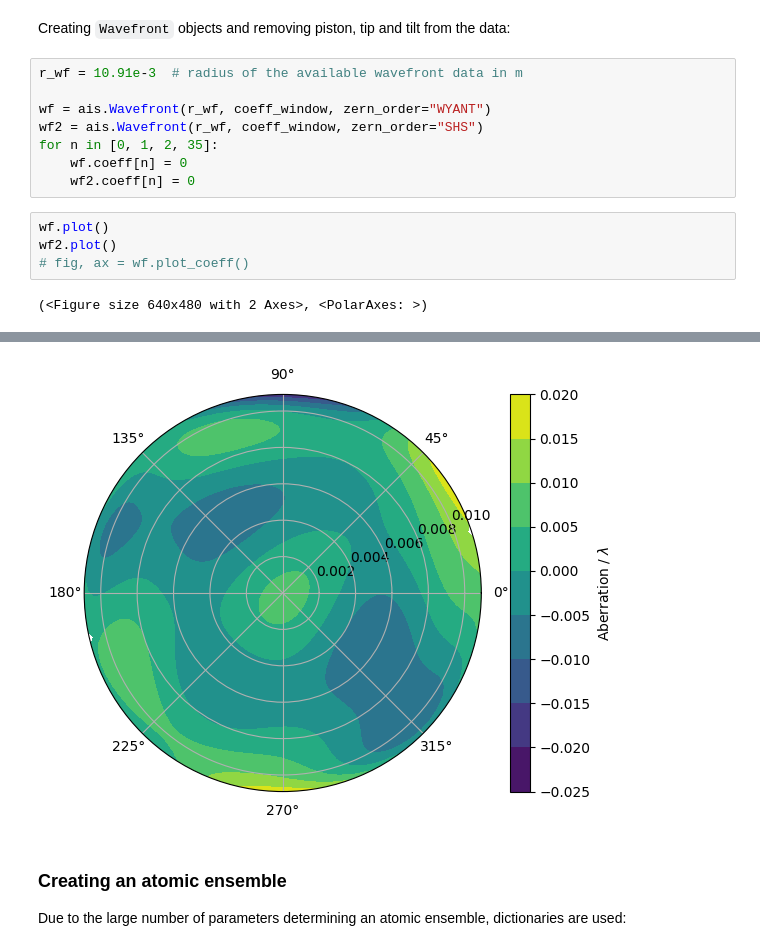
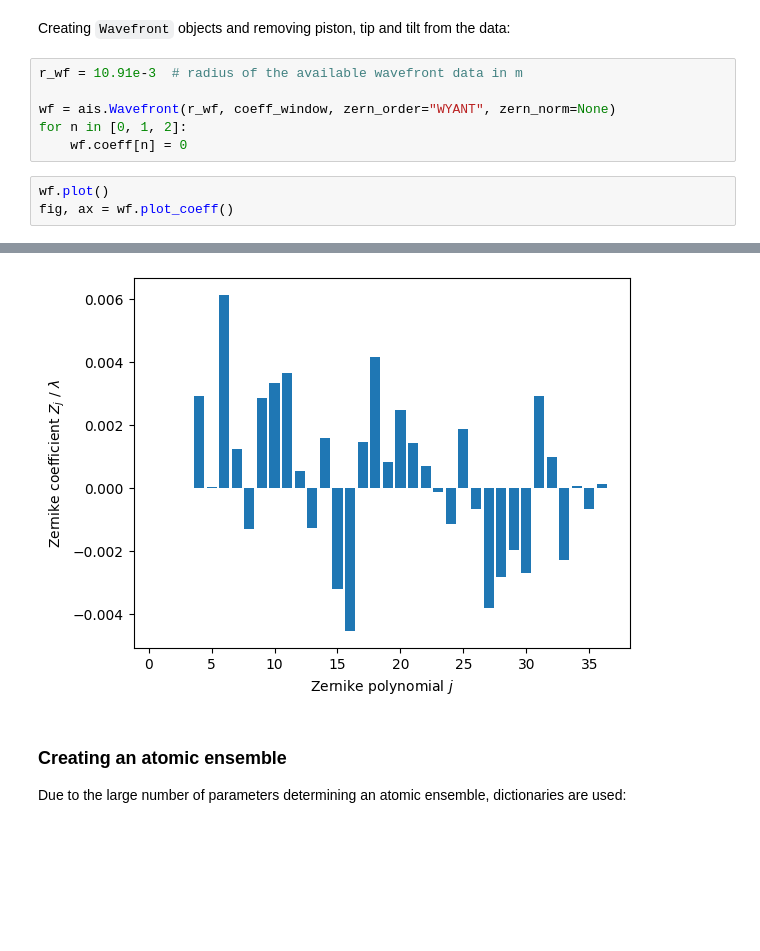
Before and after one commit to bleykauf/aisim, a Jupyter notebook: docs/examples/wavefront-aberrations.ipynb, the cells around one changed output, grey strips where cells are left out. Cells and saved outputs as stored; diff of their text form; blank space fills up the shorter version.

```diff
--- a/docs/examples/wavefront-aberrations.ipynb
+++ b/docs/examples/wavefront-aberrations.ipynb
@@ -45,19 +41,15 @@ Creating `Wavefront` objects and removing piston, tip and tilt from the data:
 # %%
 r_wf = 10.91e-3  # radius of the available wavefront data in m
 
-wf = ais.Wavefront(r_wf, coeff_window, zern_order="WYANT")
-wf2 = ais.Wavefront(r_wf, coeff_window, zern_order="SHS")
-for n in [0, 1, 2, 35]:
+wf = ais.Wavefront(r_wf, coeff_window, zern_order="WYANT", zern_norm=None)
+for n in [0, 1, 2]:
     wf.coeff[n] = 0
-    wf2.coeff[n] = 0
 # %%
 wf.plot()
-wf2.plot()
-# fig, ax = wf.plot_coeff()
+fig, ax = wf.plot_coeff()
 # %% [output]
-(<Figure size 640x480 with 2 Axes>, <PolarAxes: >)
 [figure]
-[figure, old version]
+[figure, new version]
 # %% [markdown]
 ### Creating an atomic ensemble
 
```
Also changed, not shown: parts of 5 cells of this notebook, 3 other files.
